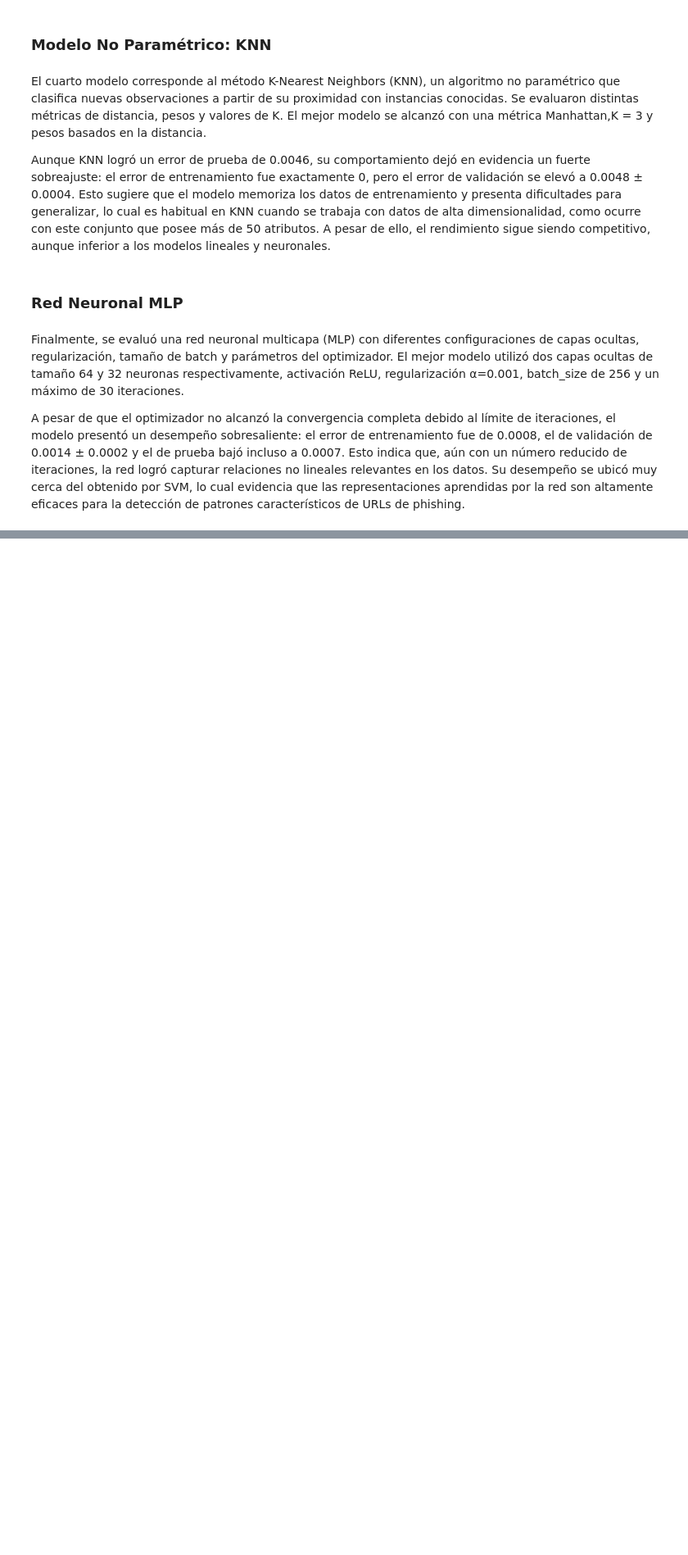
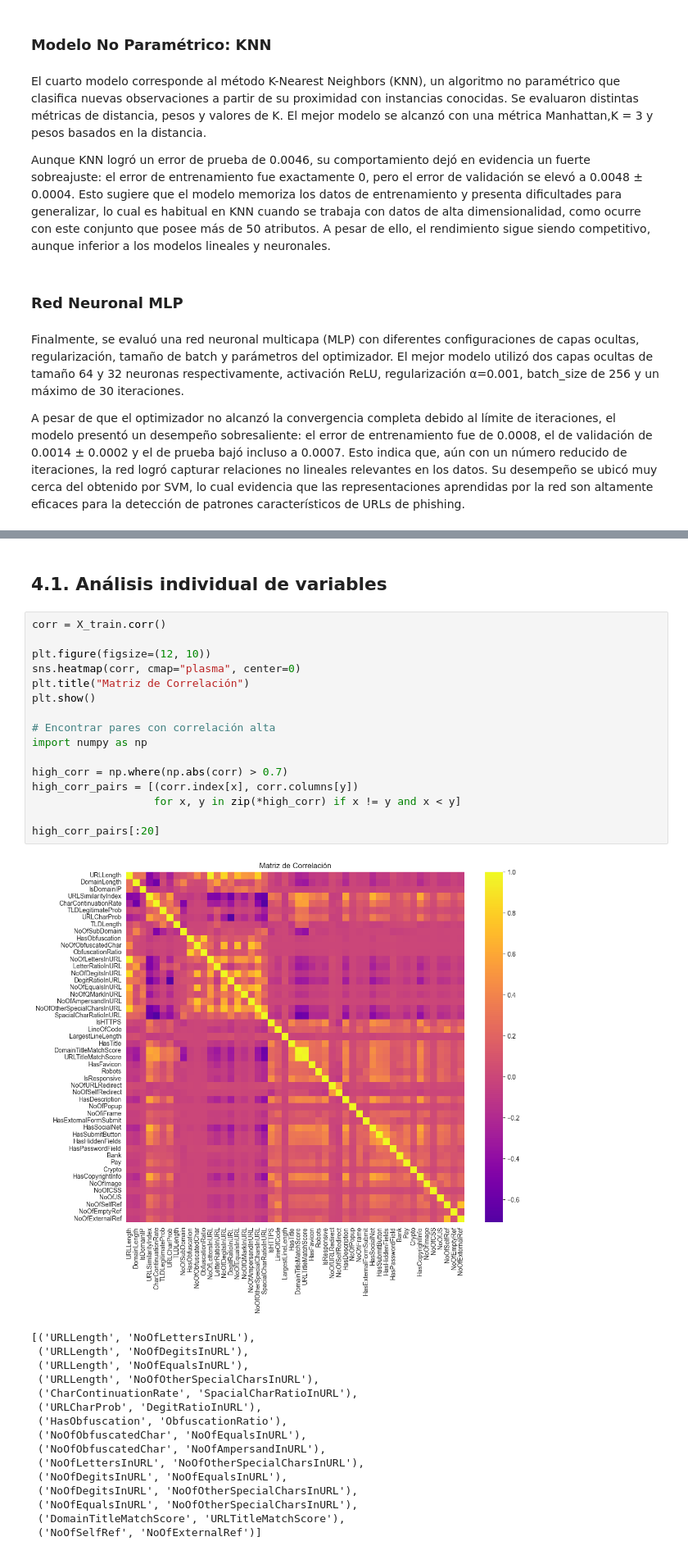
Before and after one commit to sren97/Modelos2_PhiUSIIL, a Jupyter notebook: Proyecto_Modelos_2_PhiUSIIL.ipynb, the cells around one changed output, grey strips where cells are left out. Shown at 82% size. Saved outputs shown, nothing was run; the diff lists cells and outputs as text; blank space fills up the shorter version.

Commit message:
Refactor: Add correlation graphs

```diff
--- a/Proyecto_Modelos_2_PhiUSIIL.ipynb
+++ b/Proyecto_Modelos_2_PhiUSIIL.ipynb
@@ -918,0 +982,35 @@ A pesar de que el optimizador no alcanzó la convergencia completa debido al lí
+# %% [markdown]
+## 4.1. Análisis individual de variables
+# %%
+corr = X_train.corr()
+
+plt.figure(figsize=(12, 10))
+sns.heatmap(corr, cmap="plasma", center=0)
+plt.title("Matriz de Correlación")
+plt.show()
+
+# Encontrar pares con correlación alta
+import numpy as np
+
+high_corr = np.where(np.abs(corr) > 0.7)
+high_corr_pairs = [(corr.index[x], corr.columns[y])
+                   for x, y in zip(*high_corr) if x != y and x < y]
+
+high_corr_pairs[:20]
+# %% [output]
+[figure, added]
+[('URLLength', 'NoOfLettersInURL'),
+ ('URLLength', 'NoOfDegitsInURL'),
+ ('URLLength', 'NoOfEqualsInURL'),
+ ('URLLength', 'NoOfOtherSpecialCharsInURL'),
+ ('CharContinuationRate', 'SpacialCharRatioInURL'),
+ ('URLCharProb', 'DegitRatioInURL'),
+ ('HasObfuscation', 'ObfuscationRatio'),
+ ('NoOfObfuscatedChar', 'NoOfEqualsInURL'),
+ ('NoOfObfuscatedChar', 'NoOfAmpersandInURL'),
+ ('NoOfLettersInURL', 'NoOfOtherSpecialCharsInURL'),
+ ('NoOfDegitsInURL', 'NoOfEqualsInURL'),
+ ('NoOfDegitsInURL', 'NoOfOtherSpecialCharsInURL'),
+ ('NoOfEqualsInURL', 'NoOfOtherSpecialCharsInURL'),
+ ('DomainTitleMatchScore', 'URLTitleMatchScore'),
+ ('NoOfSelfRef', 'NoOfExternalRef')]
```
Also changed, not shown: parts of 9 cells of this notebook.
